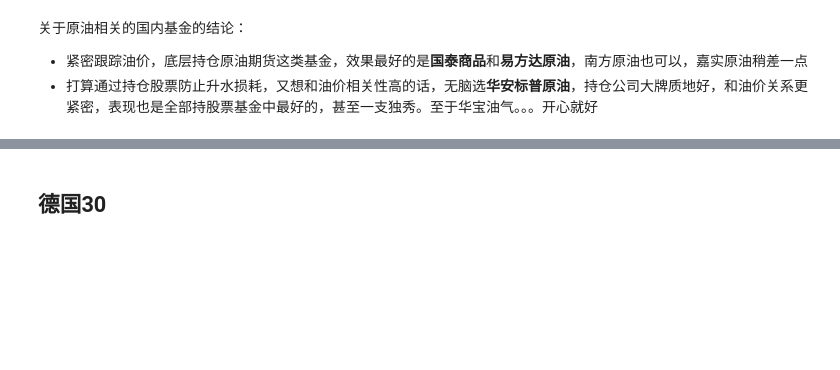
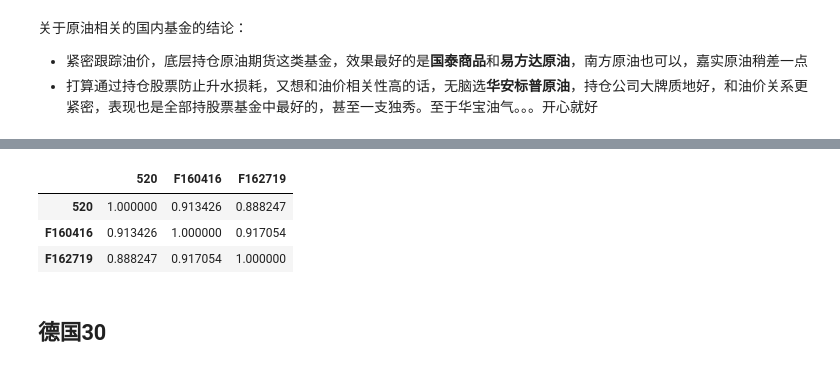
Before and after one commit to refraction-ray/lof-bot, a Jupyter notebook: studies/compwithbenchmark.ipynb, the cells around one changed output, grey strips where cells are left out. Saved outputs shown, nothing was run; the diff lists cells and outputs as text; code cells hidden in the pictures; blank space fills up the shorter version.

```diff
--- a/studies/compwithbenchmark.ipynb
+++ b/studies/compwithbenchmark.ipynb
@@ -106,3 +106,6 @@ oilbc.v()
 关于原油相关的国内基金的结论：
 * 紧密跟踪油价，底层持仓原油期货这类基金，效果最好的是**国泰商品**和**易方达原油**，南方原油也可以，嘉实原油稍差一点
 * 打算通过持仓股票防止升水损耗，又想和油价相关性高的话，无脑选**华安标普原油**，持仓公司大牌质地好，和油价关系更紧密，表现也是全部持股票基金中最好的，甚至一支独秀。至于华宝油气。。。开心就好
+# %%
+goi = Compare("520", "F160416","F162719", start="20180101")
+goi.v() ## 感觉反倒 162719 和 IXC 更像
@@ -109,3 +116,10 @@ oilbc.v()
+# %%
+goi.corr() # 这样看日线级别，520 还是更能预测160416
+# %% [output]
+|  | 520 | F160416 | F162719 |
+| 520 | 1.000000 | 0.913426 | 0.888247 |
+| F160416 | 0.913426 | 1.000000 | 0.917054 |
+| F162719 | 0.888247 | 0.917054 | 1.000000 |
 # %% [markdown]
 ## 德国30
 # %%
```
Also changed, not shown: parts of 4 cells of this notebook, 9 other files.
